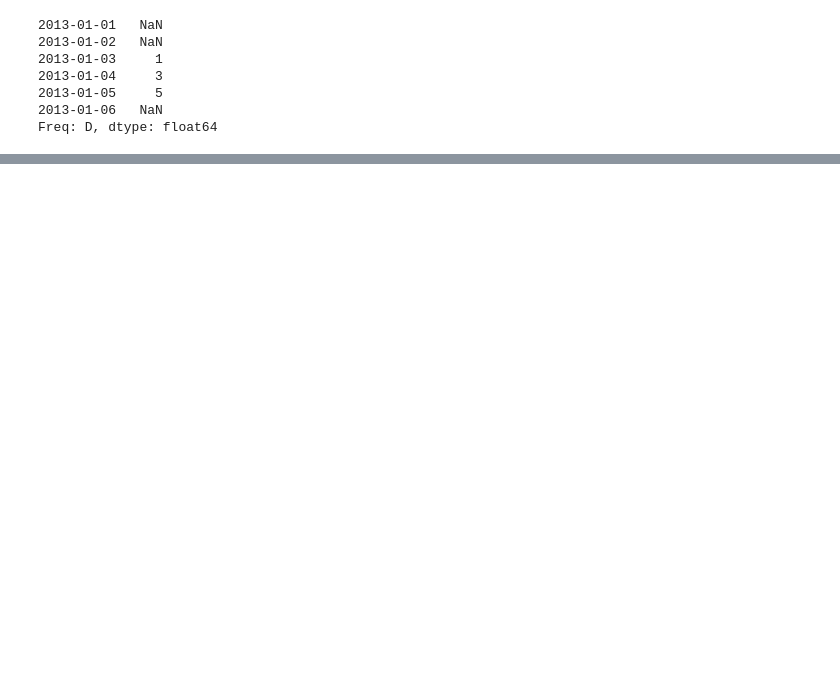
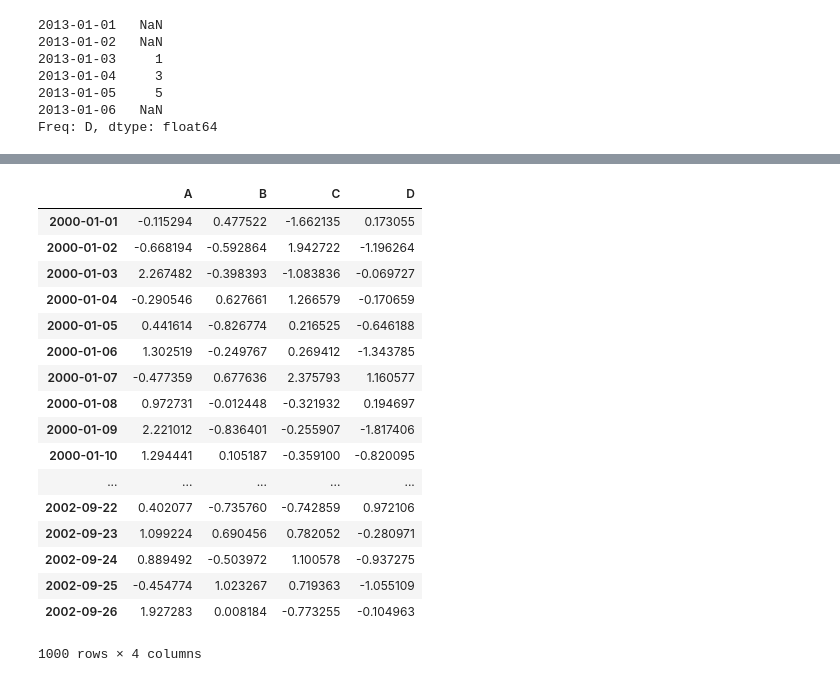
Before and after one commit to wangjiahong666/2015, a Jupyter notebook: Lectures/Jiahong_wang_trying.ipynb, the cells around one changed output, grey strips where cells are left out. Saved outputs shown, nothing was run; the diff lists cells and outputs as text; code cells hidden in the pictures; blank space fills up the shorter version.

```diff
--- a/Lectures/Jiahong_wang_trying.ipynb
+++ b/Lectures/Jiahong_wang_trying.ipynb
@@ -554,0 +1266,21 @@ s = pd.Series(['A', 'B', 'C', 'Aaba', 'Baca', np.nan, 'CABA', 'dog', 'cat'])
+# %%
+df
+# %% [output]
+|  | A | B | C | D |
+| 2000-01-01 | -0.115294 | 0.477522 | -1.662135 | 0.173055 |
+| 2000-01-02 | -0.668194 | -0.592864 | 1.942722 | -1.196264 |
+| 2000-01-03 | 2.267482 | -0.398393 | -1.083836 | -0.069727 |
+| 2000-01-04 | -0.290546 | 0.627661 | 1.266579 | -0.170659 |
+| 2000-01-05 | 0.441614 | -0.826774 | 0.216525 | -0.646188 |
+| 2000-01-06 | 1.302519 | -0.249767 | 0.269412 | -1.343785 |
+| 2000-01-07 | -0.477359 | 0.677636 | 2.375793 | 1.160577 |
+| 2000-01-08 | 0.972731 | -0.012448 | -0.321932 | 0.194697 |
+| 2000-01-09 | 2.221012 | -0.836401 | -0.255907 | -1.817406 |
+| 2000-01-10 | 1.294441 | 0.105187 | -0.359100 | -0.820095 |
+| ... | ... | ... | ... | ... |
+| 2002-09-22 | 0.402077 | -0.735760 | -0.742859 | 0.972106 |
+| 2002-09-23 | 1.099224 | 0.690456 | 0.782052 | -0.280971 |
+| 2002-09-24 | 0.889492 | -0.503972 | 1.100578 | -0.937275 |
+| 2002-09-25 | -0.454774 | 1.023267 | 0.719363 | -1.055109 |
+| 2002-09-26 | 1.927283 | 0.008184 | -0.773255 | -0.104963 |
+1000 rows × 4 columns
```
Also changed, not shown: parts of 147 cells of this notebook, 3 other files.
